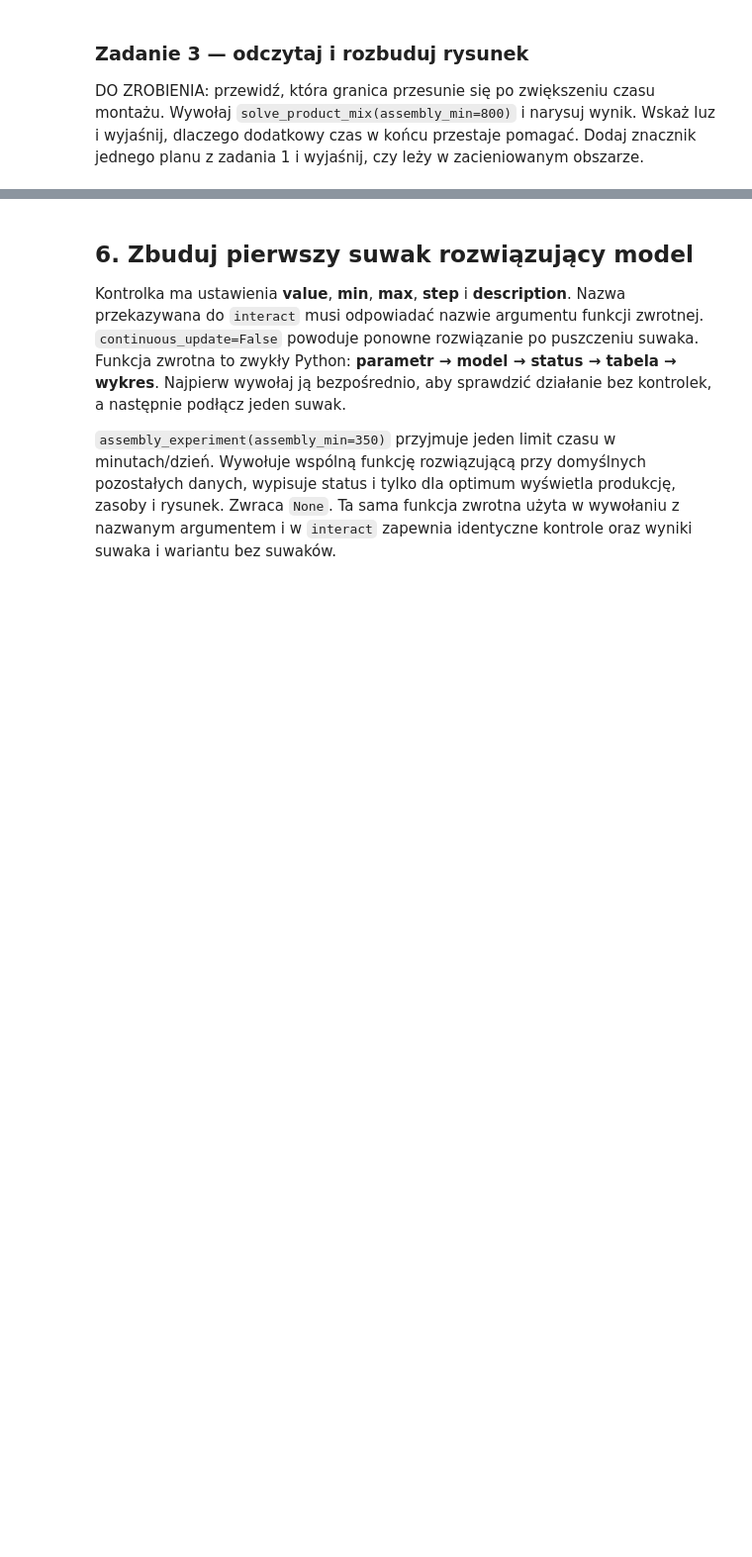
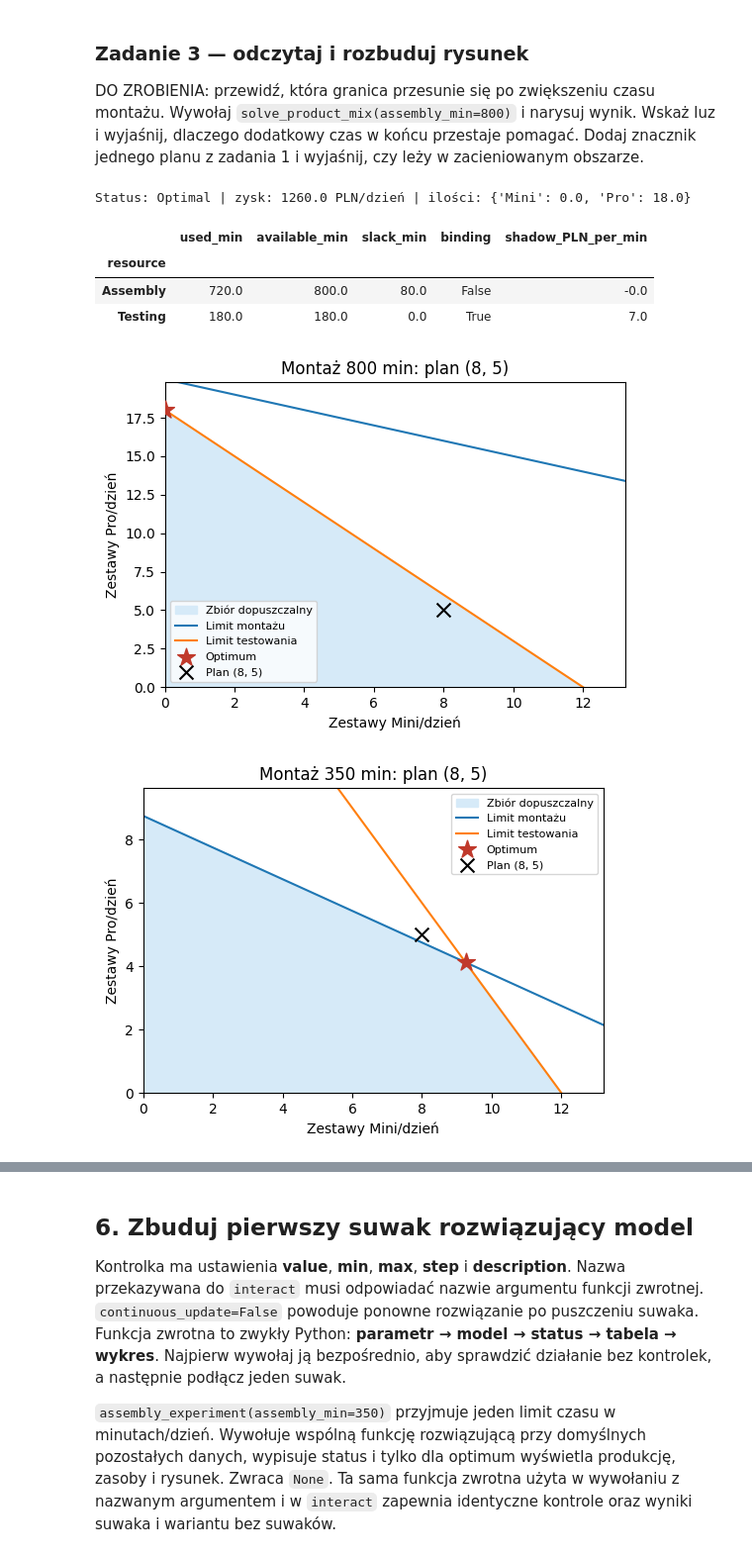
Before and after one commit to piotr-kozulak/missip, a Jupyter notebook: pl/lab_auto_1.ipynb, the cells around one changed output, grey strips where cells are left out. Shown at 99% size. Drawn from its saved outputs; the diff is of its cells as text; code cells hidden in the pictures; blank space fills up the shorter version.

```diff
--- a/pl/lab_auto_1.ipynb
+++ b/pl/lab_auto_1.ipynb
@@ -337,3 +453,46 @@ plot_product_mix(baseline)
 ### Zadanie 3 — odczytaj i rozbuduj rysunek
 
 DO ZROBIENIA: przewidź, która granica przesunie się po zwiększeniu czasu montażu. Wywołaj `solve_product_mix(assembly_min=800)` i narysuj wynik. Wskaż luz i wyjaśnij, dlaczego dodatkowy czas w końcu przestaje pomagać. Dodaj znacznik jednego planu z zadania 1 i wyjaśnij, czy leży w zacieniowanym obszarze.
+# %%
+def plot_with_marker(result, mark_plan=None, title="Zbiór dopuszczalny"):
+    """Narysuj zbiór dopuszczalny, optimum i opcjonalny znacznik planu.
+
+    result to słownik z solve_product_mix (capacities, quantities, status).
+    mark_plan to opcjonalna para (Mini, Pro) w zestawach/dzień, zaznaczana
+    czarnym krzyżykiem; title to tytuł wykresu. Zwraca None.
+    """
+    if result["status"] != "Optimal":
+        print("Brak optymalnego planu do narysowania:", result["status"])
+        return
+    caps, q = result["capacities"], result["quantities"]
+    x_max = min(caps["Assembly"] / 20, caps["Testing"] / 15)
+    y_max = min(caps["Assembly"] / 40, caps["Testing"] / 10)
+    m = np.linspace(0, x_max * 1.1, 300)
+    assembly_line = (caps["Assembly"] - 20 * m) / 40
+    testing_line = (caps["Testing"] - 15 * m) / 10
+    fig, ax = plt.subplots(figsize=(6, 4))
+    ax.fill_between(m, 0, np.clip(np.minimum(assembly_line, testing_line), 0, None),
+                    color="#d6eaf8", label="Zbiór dopuszczalny")
+    ax.plot(m, assembly_line, label="Limit montażu")
+    ax.plot(m, testing_line, label="Limit testowania")
+    ax.scatter(q["Mini"], q["Pro"], color="#c0392b", marker="*", s=180, zorder=5, label="Optimum")
+    if mark_plan is not None:
+        ax.scatter(*mark_plan, color="black", marker="x", s=100, zorder=6, label=f"Plan {mark_plan}")
+    ax.set(xlim=(0, x_max * 1.1), ylim=(0, y_max * 1.1),
+           xlabel="Zestawy Mini/dzień", ylabel="Zestawy Pro/dzień", title=title)
+    ax.legend(fontsize=8)
+    plt.show()
+
+r800 = solve_product_mix(assembly_min=800)
+print("Status:", r800["status"], "| zysk:", r800["profit"], "PLN/dzień | ilości:", r800["quantities"])
+display(r800["resources"])
+plot_with_marker(r800, mark_plan=(8, 5), title="Montaż 800 min: plan (8, 5)")
+plot_with_marker(baseline, mark_plan=(8, 5), title="Montaż 350 min: plan (8, 5)")
+# %% [output]
+Status: Optimal | zysk: 1260.0 PLN/dzień | ilości: {'Mini': 0.0, 'Pro': 18.0}
+|  | used_min | available_min | slack_min | binding | shadow_PLN_per_min |
+| resource |  |  |  |  |  |
+| Assembly | 720.0 | 800.0 | 80.0 | False | -0.0 |
+| Testing | 180.0 | 180.0 | 0.0 | True | 7.0 |
+[figure, added]
+[figure, added]
```
Also changed, not shown: parts of 36 cells of this notebook.
